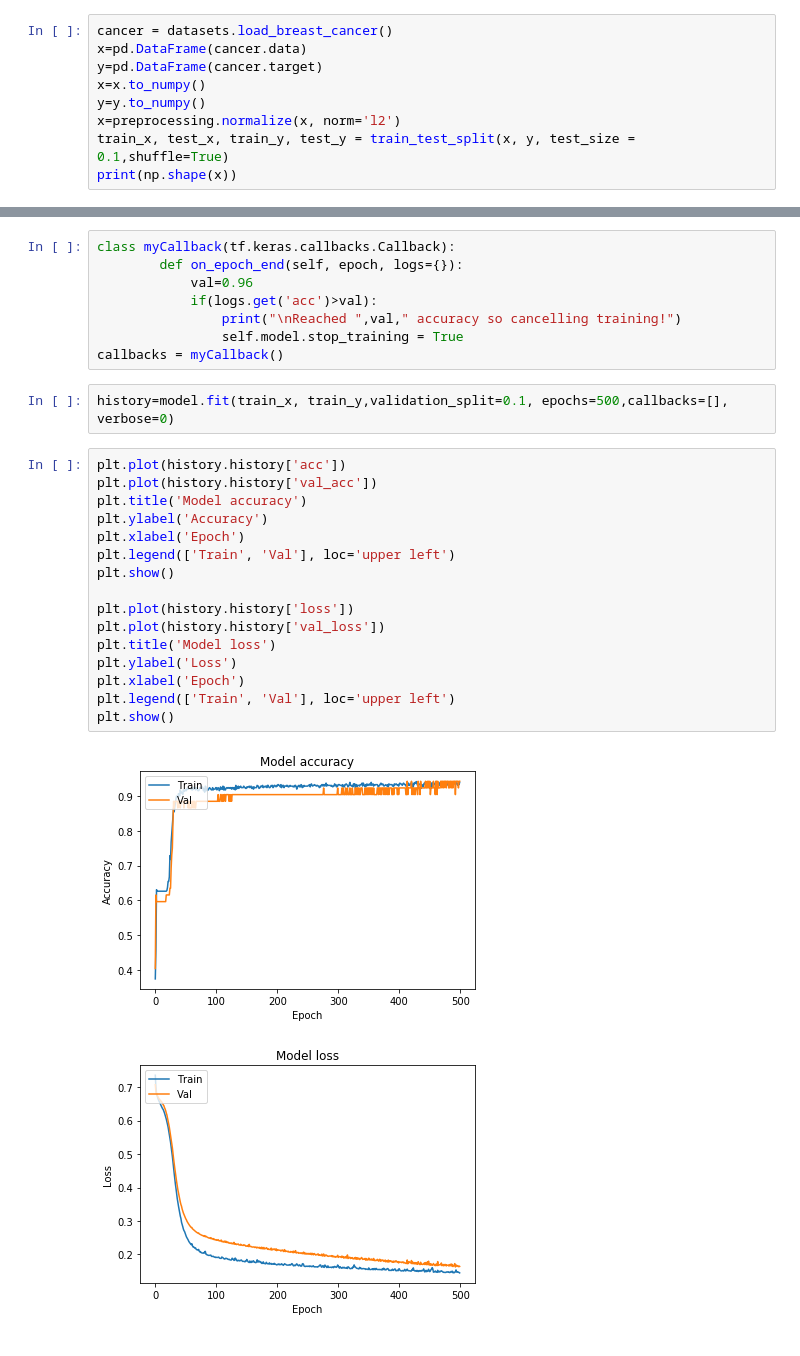
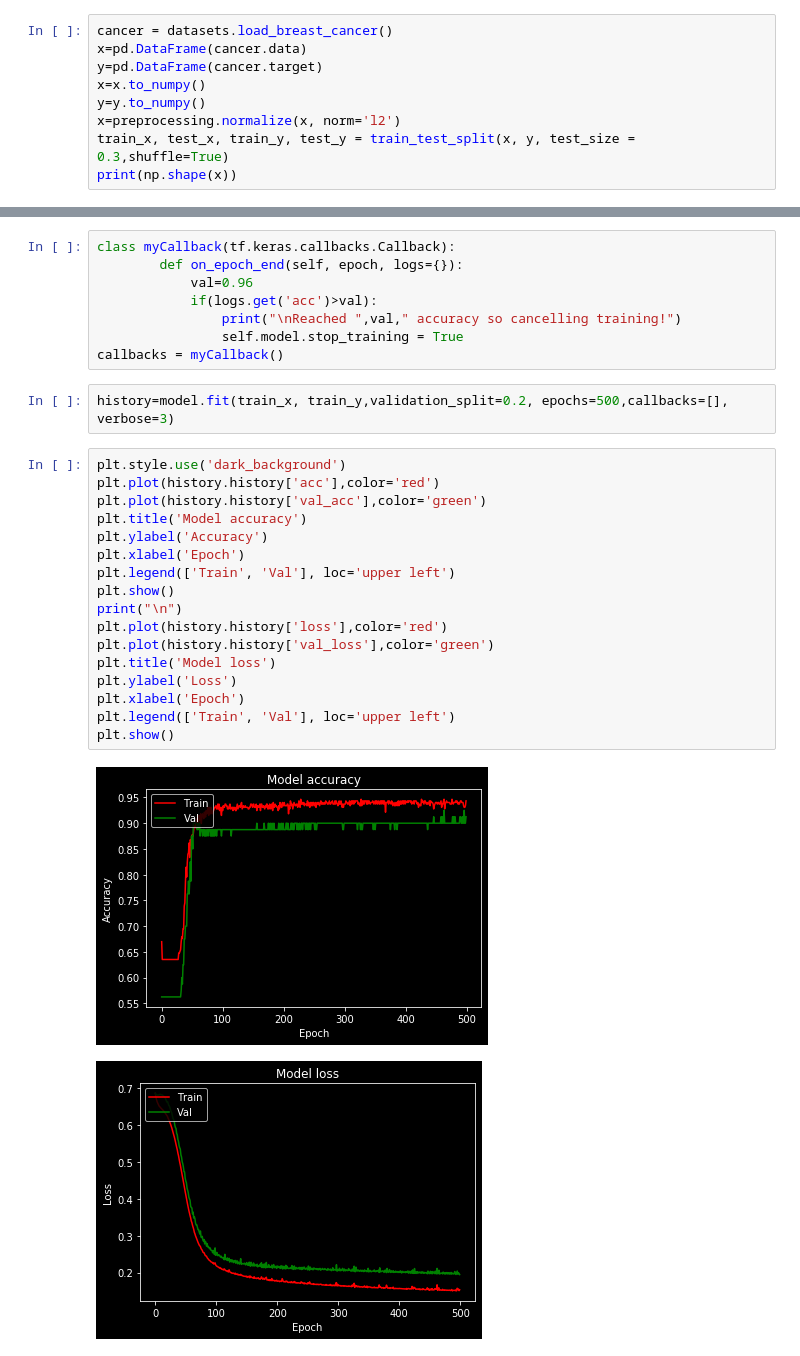
Before and after one commit to epjonnadula/Deep-Learning, a Jupyter notebook: Neural_Network_Keras.ipynb, the cells around one changed output, grey strips where cells are left out. Cells and saved outputs as stored; diff of their text form.

```diff
--- a/Neural_Network_Keras.ipynb
+++ b/Neural_Network_Keras.ipynb
@@ -26,7 +24,7 @@ y=pd.DataFrame(cancer.target)
 x=x.to_numpy()
 y=y.to_numpy()
 x=preprocessing.normalize(x, norm='l2')
-train_x, test_x, train_y, test_y = train_test_split(x, y, test_size = 0.1,shuffle=True)
+train_x, test_x, train_y, test_y = train_test_split(x, y, test_size = 0.3,shuffle=True)
 print(np.shape(x))
 # %% [output]
 (569, 30)
@@ -47,24 +45,25 @@ class myCallback(tf.keras.callbacks.Callback):
                 self.model.stop_training = True
 callbacks = myCallback()
 # %%
-history=model.fit(train_x, train_y,validation_split=0.1, epochs=500,callbacks=[], verbose=0)
+history=model.fit(train_x, train_y,validation_split=0.2, epochs=500,callbacks=[], verbose=3)
 # %%
-plt.plot(history.history['acc'])
-plt.plot(history.history['val_acc'])
+plt.style.use('dark_background')
+plt.plot(history.history['acc'],color='red')
+plt.plot(history.history['val_acc'],color='green')
 plt.title('Model accuracy')
 plt.ylabel('Accuracy')
 plt.xlabel('Epoch')
 plt.legend(['Train', 'Val'], loc='upper left')
 plt.show()
-
-plt.plot(history.history['loss'])
-plt.plot(history.history['val_loss'])
+print("\n")
+plt.plot(history.history['loss'],color='red')
+plt.plot(history.history['val_loss'],color='green')
 plt.title('Model loss')
 plt.ylabel('Loss')
 plt.xlabel('Epoch')
 plt.legend(['Train', 'Val'], loc='upper left')
 plt.show()
 # %% [output]
-[figure, old version]
+[figure, new version]
-[figure, old version]
+[figure, new version]
 # %%
```
Also changed, not shown: parts of 2 cells of this notebook.
